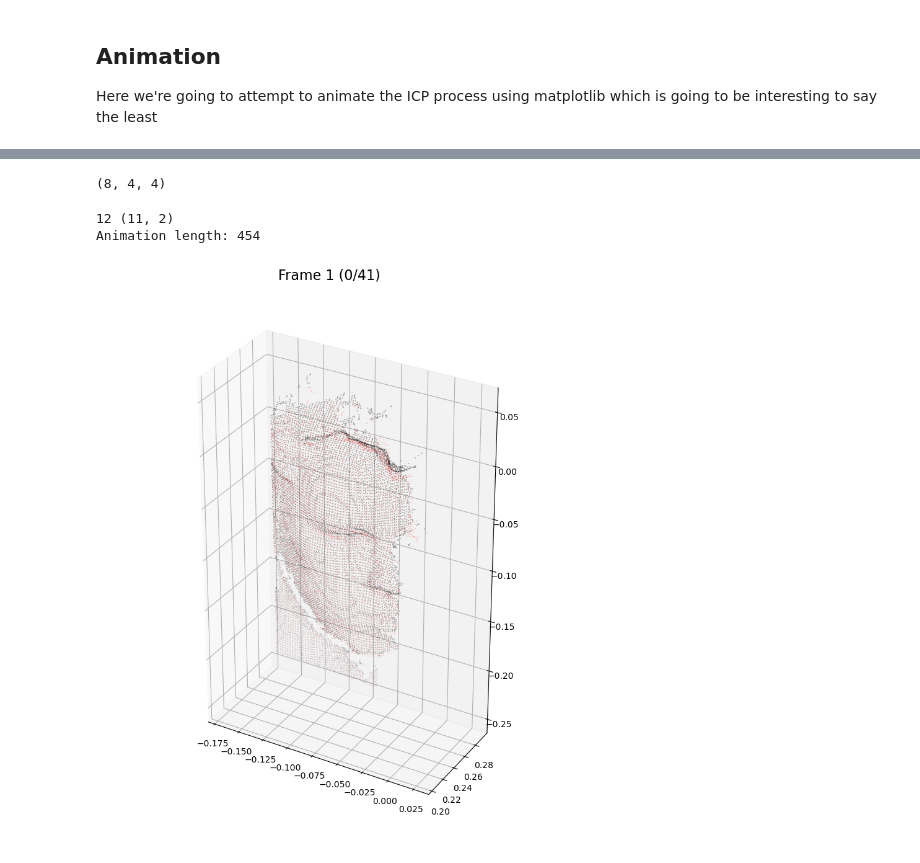
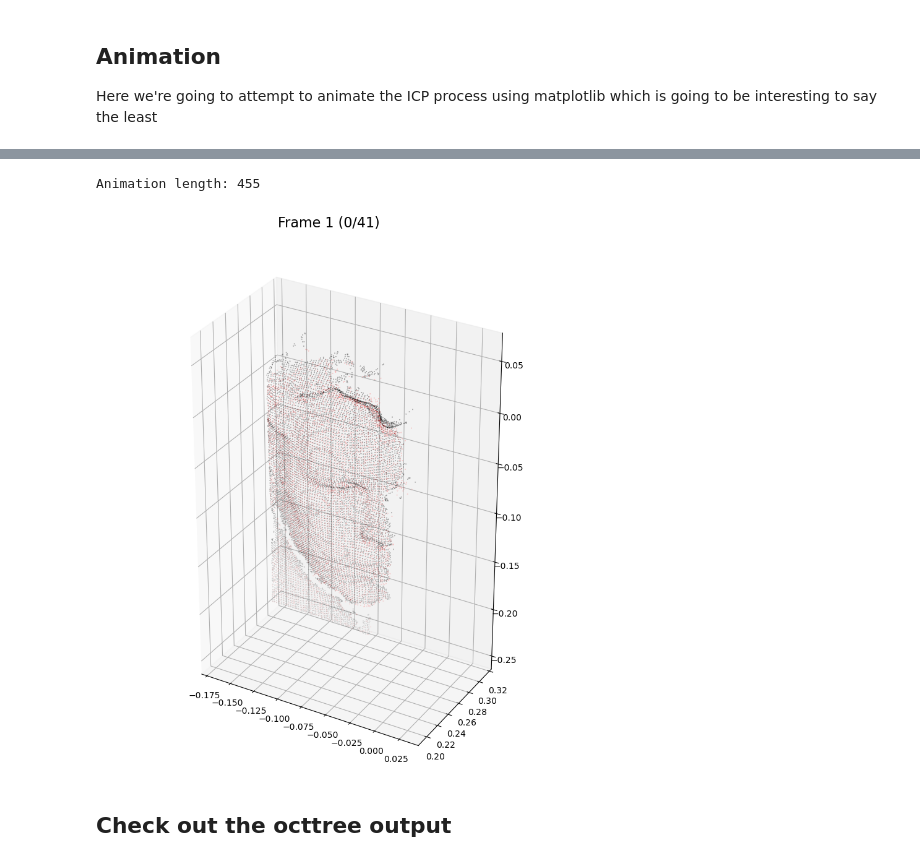
Before and after one commit to chris-polymetrix/ReconstructionAnalysis, a Jupyter notebook: icp_vis.ipynb, the cells around one changed output, grey strips where cells are left out. Saved outputs shown, nothing was run; the diff lists cells and outputs as text; code cells hidden in the pictures.

```diff
--- a/icp_vis.ipynb
+++ b/icp_vis.ipynb
@@ -15,26 +15,26 @@ from tqdm import tqdm
 
 Grab the transform and point cloud data from the data folder in order to animate it. Note that the point clouds are stored in homogeneous coordinates
 # %%
-rust_path_pc = Path(r"/Users/chrisvail/Documents/CruxTest/preprocessing/examples/output")
-rust_path_transform = Path(r"/Users/chrisvail/Documents/CruxTest/matcher/examples/output/transforms/3")
-# rust_path_pc = Path(r"C:\Users\chris\Documents\Work\Polymetrix\Rust\CruxTest\matcher\examples\data\2")
-# rust_path_transform = Path(r"C:\Users\chris\Documents\Work\Polymetrix\Rust\CruxTest\matcher\examples\output\transforms\2")
+# rust_path_pc = Path(r"/Users/chrisvail/Documents/CruxTest/preprocessing/examples/output")
+# rust_path_transform = Path(r"/Users/chrisvail/Documents/CruxTest/matcher/examples/output/transforms/3")
+rust_path_pc = Path(r"C:\Users\chris\Documents\Work\Polymetrix\Rust\CruxTest\preprocessing\examples\output")
+rust_path_transform = Path(r"C:\Users\chris\Documents\Work\Polymetrix\Rust\CruxTest\matcher\examples\output\transforms\3")
+# rust_path_transform = Path(r"C:\Users\chris\Documents\Work\Polymetrix\Rust\CruxTest\matcher\examples\output\point2point\1")
 transform_root = Path("./data/transforms/")
 pc_root = Path("./data/frames/")
 
-load_point_clouds = False
+load_point_clouds = True
 # %%
 for f in transform_root.glob("*"):
     f.unlink()
 
-for f in sorted(rust_path_transform.glob("*.json"), key=lambda x: int(x.stem[6:])):
+for f in sorted(rust_path_transform.glob("*.json")):
     shutil.copyfile(f, transform_root / f.name)
-params = []
 # %%
 if load_point_clouds:
     for f in pc_root.glob("frame*"):
         f.unlink()
-    for i,f in enumerate(sorted(rust_path_pc.glob("*.json"), key=lambda x: int(x.stem[6:]))):
+    for i,f in enumerate(sorted(rust_path_pc.glob("frame*.json"), key=lambda x: int(x.stem[6:]))):
         with open(f, "r") as pc_file:
             data = [item for row in json.load(pc_file)["frame"] for item in row if item["valid"]]
             pos, normal = list(zip(*[(x["position"], x["normal"]) for x in data]))
@@ -42,8 +42,8 @@ if load_point_clouds:
 
             np.save(pc_root / f"frame_{i:03d}", pos)
 # %%
-
-for file in sorted(transform_root.glob("*.json"), key=lambda x: int(x.stem[6:])):
+params = []
+for file in sorted(transform_root.glob("frame*.json")):
     with open(file, "r") as f:
         params.append(np.array(json.load(f)))
 # %%
@@ -184,12 +108,5 @@ array([[-0.1025047 , -0.01481131,  0.21166764,  1.        ],
-# %%
-np.repeat(np.eye(4)[None], 8, axis=0).shape
-# %% [output]
-(8, 4, 4)
 # %%
 from copy import deepcopy
-from functools import lru_cache
-fig = plt.figure(figsize=(15,10))
-ax = fig.add_subplot(1,1,1, projection="3d")
 
 class FullAnimator:
     def __init__(self, pcs, transforms, fig, ax, plot_transform):
@@ -225,7 +142,7 @@ class FullAnimator:
         self.fig.suptitle(f"Frame {index + 1} ({frame}/{transforms[index].shape[0]})", fontsize=16)
 
 
-    def get_targets(self, samples_per_frame=2**14):
+    def get_targets(self, samples_per_frame=10_000):
         targets = []
         target = None
         for i, pc in enumerate(self.pcs[:self.transform_map[-1][0]+1]):
@@ -237,7 +154,6 @@ class FullAnimator:
                 target = np.concatenate((target, points), 0)
                 targets.append(target[:,:])
 
-        print(len(targets), self.transform_map[-1])
         return [FullAnimator.down_sample(t) for t in targets]
 
     def down_sample(t, voxel_size=2.5E-3):
@@ -251,22 +167,3 @@ class FullAnimator:
 
     def __len__(self):
         return len(self.transform_map)
-
-animator = FullAnimator(pcs[:], transforms[:], fig, ax, plot_transform)
-
-print(f"Animation length: {len(animator)}")
-
-anim = animation.FuncAnimation(animator.fig, animator, len(animator))
-
-progress_bar = tqdm(total=len(animator), position=0, leave=True)
-
-def progress_callback(current_frame, total_frames):
-    progress_bar.update(1)
-    if current_frame == total_frames:
-        progress_bar.close()
-
-anim.save(Path(f"./videos/icp_test_{time.strftime('%Y_%m_%d-%H_%M_%S')}.mp4"), fps=20, progress_callback=progress_callback)
-# %% [output]
-12 (11, 2)
-Animation length: 454
-[figure, removed]
@@ -277,0 +170,30 @@ pc.points = o3d.utility.Vector3dVector(animator.targets[24])
+# %%
+fig = plt.figure(figsize=(15,10))
+ax = fig.add_subplot(1,1,1, projection="3d")
+
+plot_transform = np.eye(4)
+plot_transform[:3, :3] = Rotation.from_euler("ZYX", [0, 0, -np.pi/2]).as_matrix()
+
+
+animator = FullAnimator(pcs[:], [x[::1] for x in transforms], fig, ax, plot_transform)
+
+# transforms_eye = [np.repeat(np.eye(4)[None], 5, 0) for _ in transforms]
+# animator = FullAnimator(pcs[:], transforms_eye, fig, ax, plot_transform)
+
+print(f"Animation length: {len(animator)}")
+
+anim = animation.FuncAnimation(animator.fig, animator, len(animator))
+
+progress_bar = tqdm(total=len(animator), position=0, leave=True)
+
+def progress_callback(current_frame, total_frames):
+    progress_bar.update(1)
+    if current_frame == total_frames:
+        progress_bar.close()
+
+anim.save(Path(f"./videos/icp_test_{time.strftime('%Y_%m_%d-%H_%M_%S')}.mp4"), fps=20, progress_callback=progress_callback)
+# %% [output]
+Animation length: 455
+[figure, added]
+# %% [markdown]
+## Check out the octtree output
```
Also changed, not shown: parts of 9 cells of this notebook, 1 other file.
